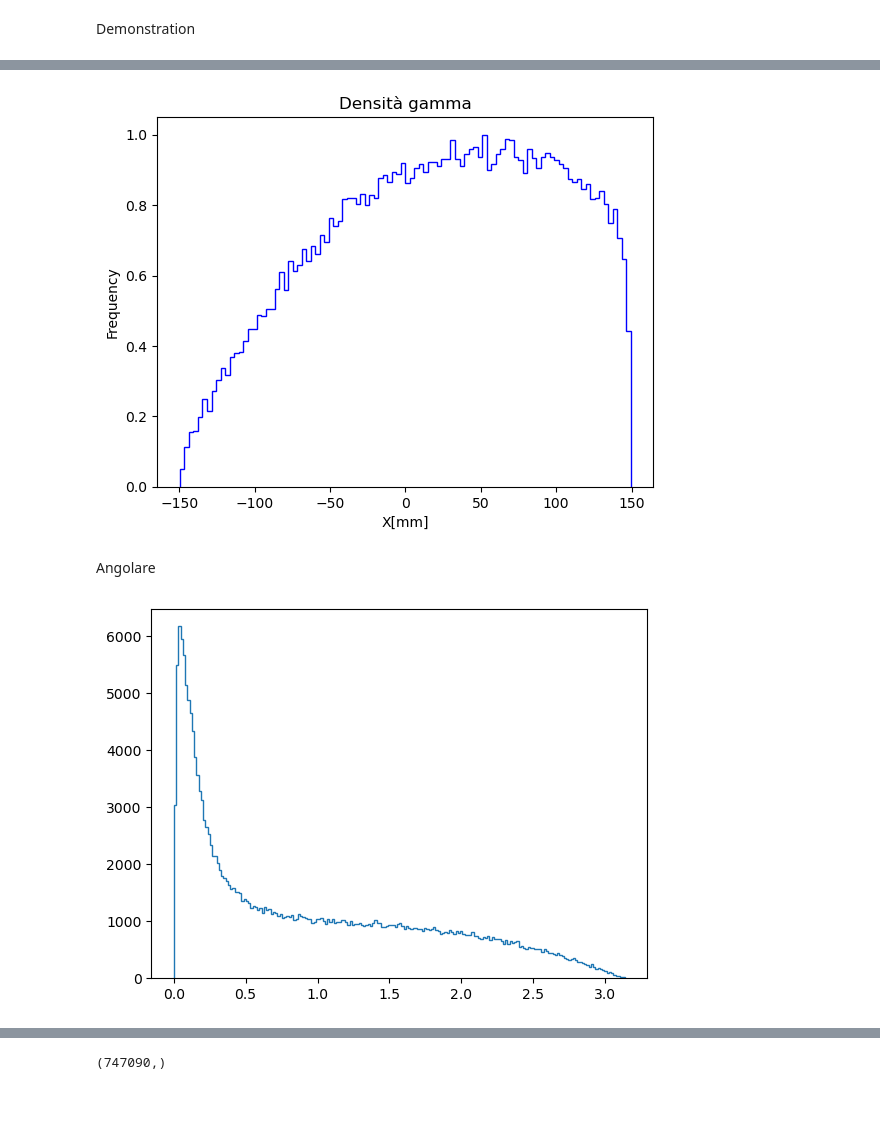
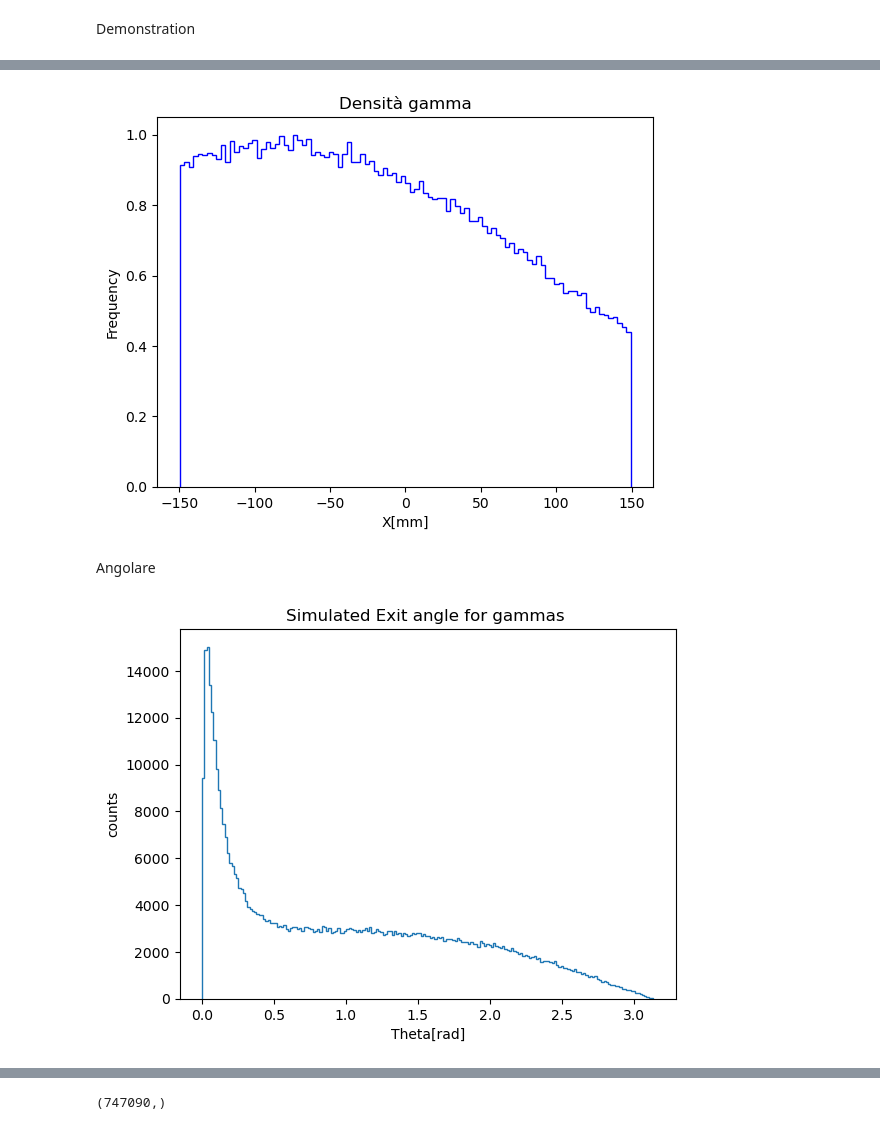
Before and after one commit to francescouni0/Online-Monitoring, a Jupyter notebook: Brem.ipynb, the cells around one changed output, grey strips where cells are left out. Drawn from its saved outputs; the diff is of its cells as text; code cells hidden in the pictures; blank space fills up the shorter version.

```diff
--- a/Brem.ipynb
+++ b/Brem.ipynb
@@ -63,10 +63,10 @@ plt.show()
 # %% [markdown]
 Demonstration
 # %%
-csv_file_path3 = 'gamma_entering_preproc.csv'
+csv_file_path3 = 'dati/preFrascati/cilindrofan/150mev/gamma_entering_particles60cm.csv'
 
 
-df_gamma = pd.read_csv(csv_file_path3, delimiter=',', header=1, names=['Energy', 'X', 'Y', 'Z','pX', 'pY', 'pZ','evt','theta'])
+df_gamma = pd.read_csv(csv_file_path3, delimiter=',', header=1, names=['Energy', 'X', 'Y', 'Z','pX', 'pY', 'pZ','evt'])
 
 print(np.shape(df_gamma['X']))
 
@@ -112,16 +114,19 @@ plt.title('Densità gamma')
 # Show the plot
 plt.show()
 # %% [output]
-[figure, old version]
+[figure, new version]
 # %% [markdown]
 Angolare
 # %%
 theta=np.arccos(df_gamma['pX']/np.sqrt(df_gamma['pX']**2+df_gamma['pY']**2+df_gamma['pZ']**2))
 
 plt.hist(theta, bins=200, histtype='step')
+plt.xlabel('Theta[rad]')
+plt.ylabel('counts')
+plt.title('Simulated Exit angle for gammas ')
 plt.show()
 # %% [output]
-[figure, old version]
+[figure, new version]
 # %%
 df_gamma['theta']=theta
 
```
Also changed, not shown: parts of 3 cells of this notebook, 2 other files.
